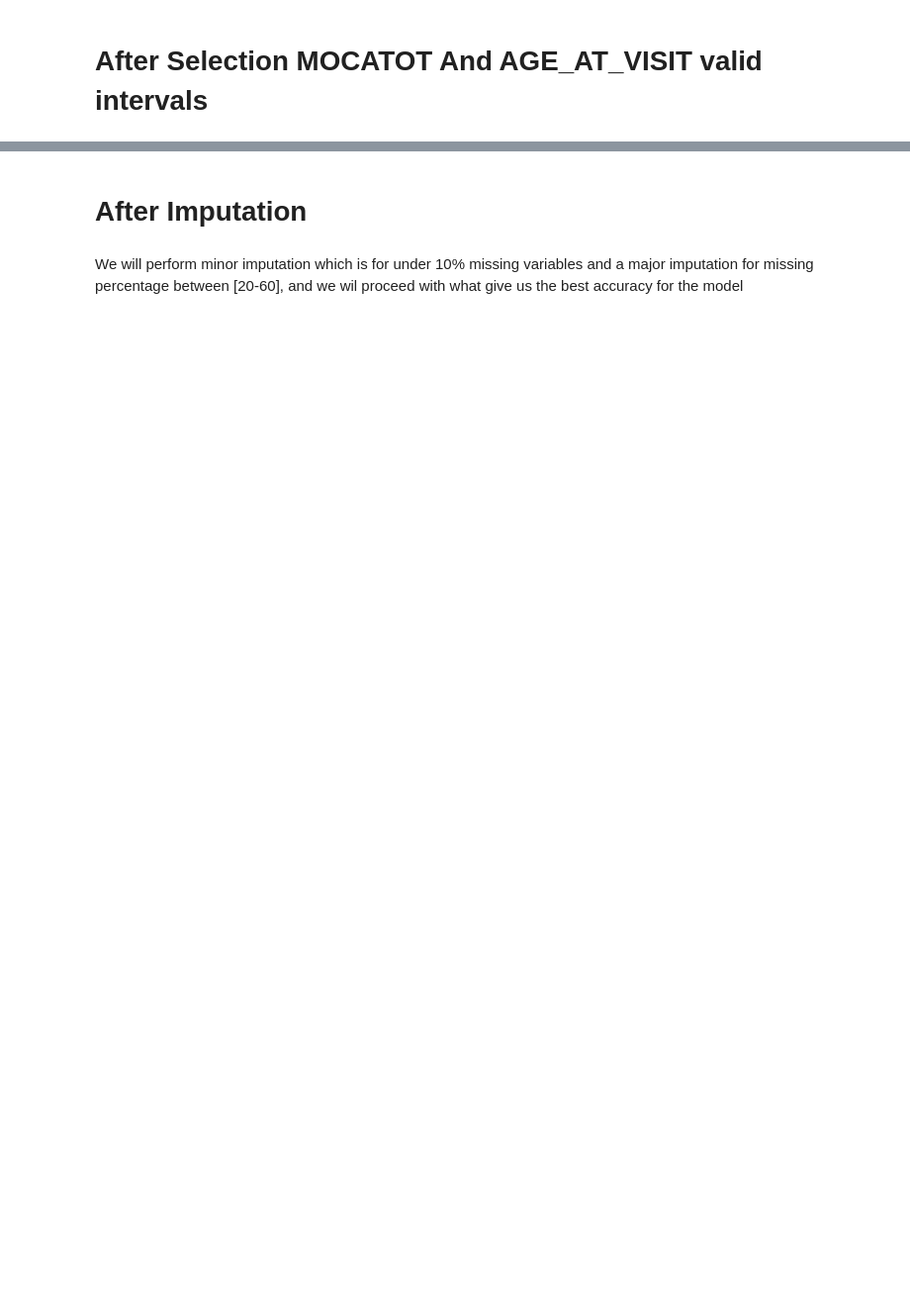
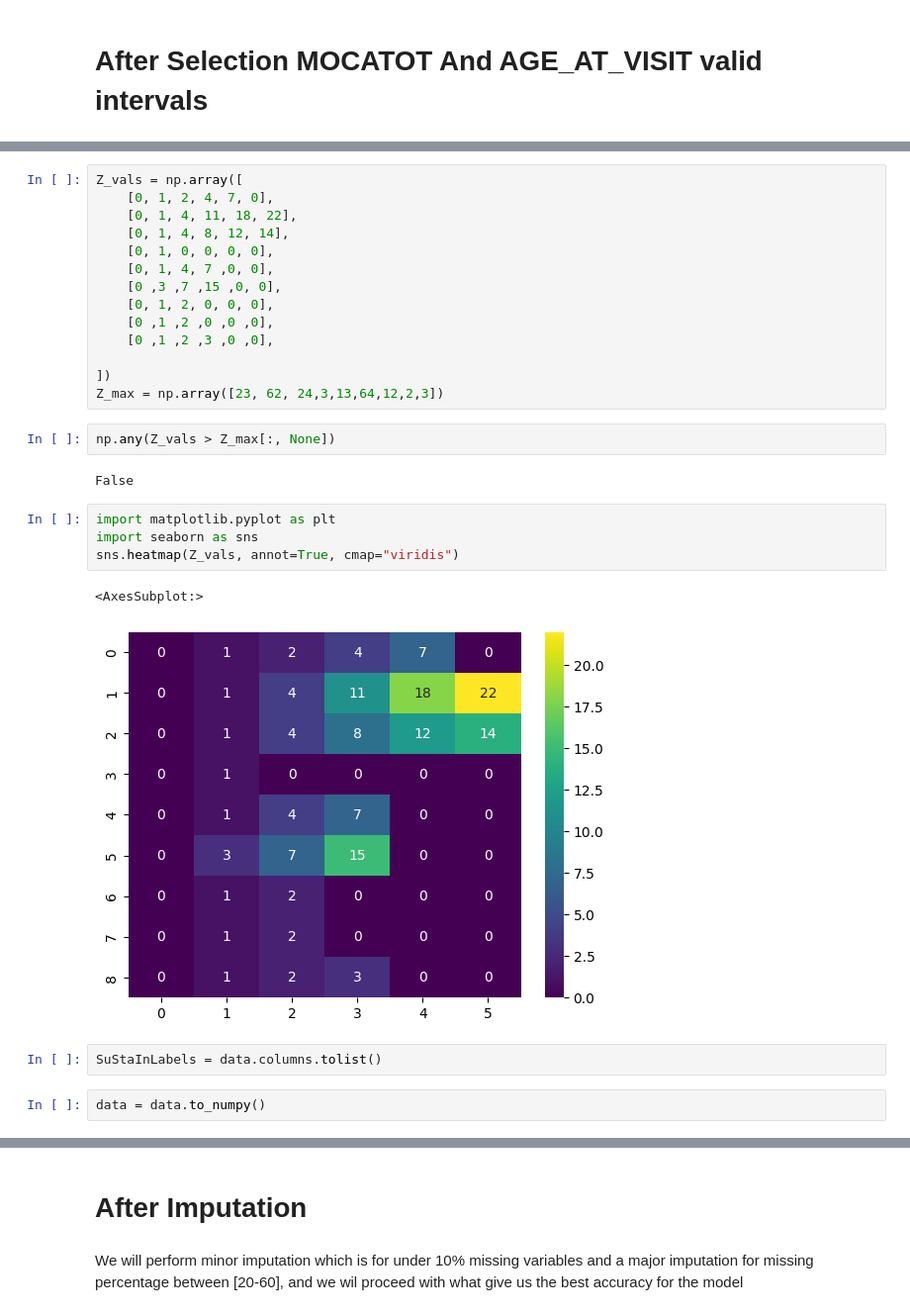
Before and after one commit to AmineHamzaoui/Parkinson-Subtybing-and-Stage-Inference---PPMI, a Jupyter notebook: pySuStaIn/notebooks/PPMI_ZScoreSustaIn.ipynb, the cells around one changed output, grey strips where cells are left out. Shown at 99% size. Cells and saved outputs as stored; diff of their text form; blank space fills up the shorter version.

```diff
--- a/pySuStaIn/notebooks/PPMI_ZScoreSustaIn.ipynb
+++ b/pySuStaIn/notebooks/PPMI_ZScoreSustaIn.ipynb
@@ -966,0 +1793,29 @@ df['Total_Symptom_Burden'] = df[all_features].sum(axis=1)
+# %%
+Z_vals = np.array([
+    [0, 1, 2, 4, 7, 0],
+    [0, 1, 4, 11, 18, 22],
+    [0, 1, 4, 8, 12, 14],
+    [0, 1, 0, 0, 0, 0],
+    [0, 1, 4, 7 ,0, 0],
+    [0 ,3 ,7 ,15 ,0, 0],
+    [0, 1, 2, 0, 0, 0],
+    [0 ,1 ,2 ,0 ,0 ,0],
+    [0 ,1 ,2 ,3 ,0 ,0],
+
+])
+Z_max = np.array([23, 62, 24,3,13,64,12,2,3])
+# %%
+np.any(Z_vals > Z_max[:, None])
+# %% [output]
+False
+# %%
+import matplotlib.pyplot as plt
+import seaborn as sns
+sns.heatmap(Z_vals, annot=True, cmap="viridis")
+# %% [output]
+<AxesSubplot:>
+[figure, added]
+# %%
+SuStaInLabels = data.columns.tolist()
+# %%
+data = data.to_numpy()
```
Also changed, not shown: parts of 96 cells of this notebook, 26 other files.
